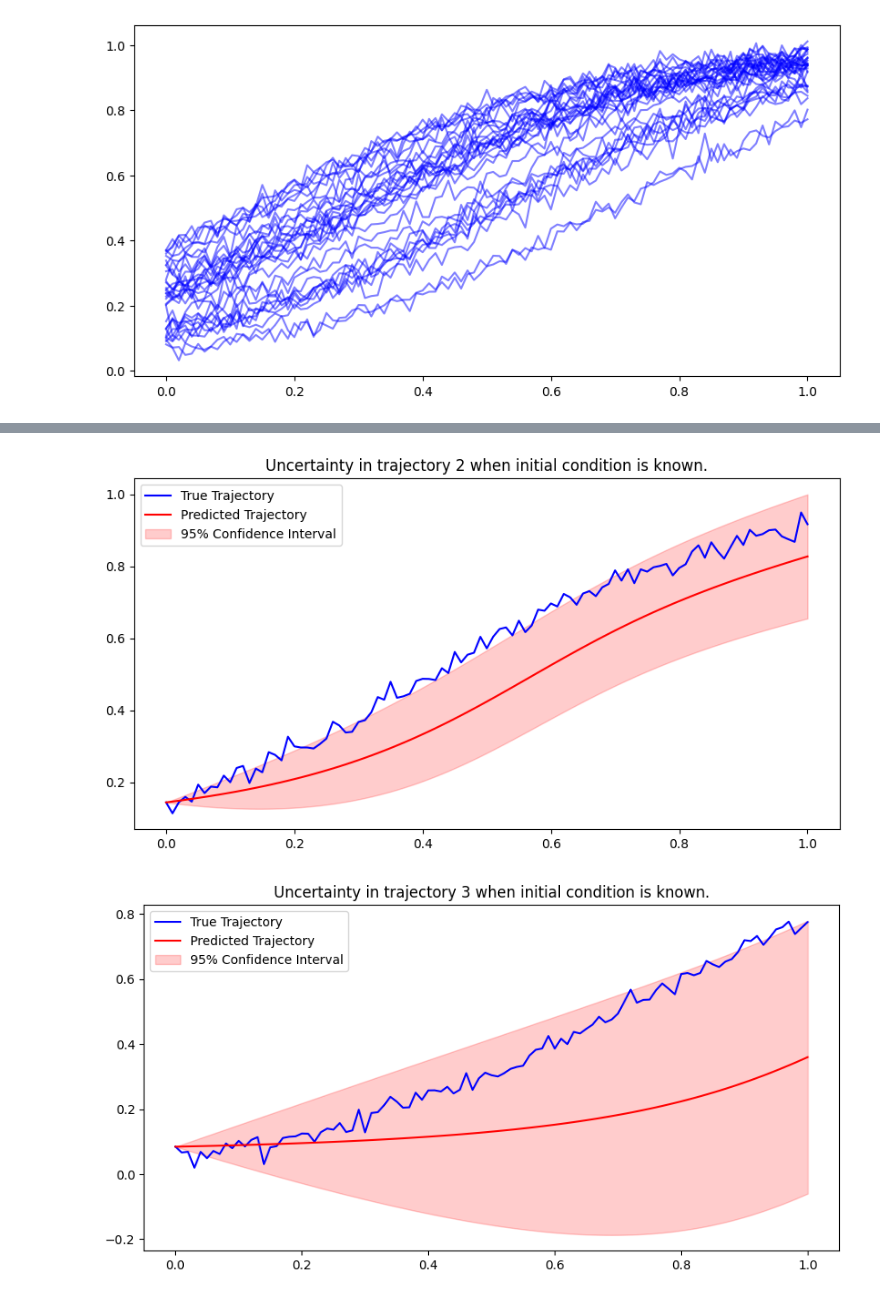
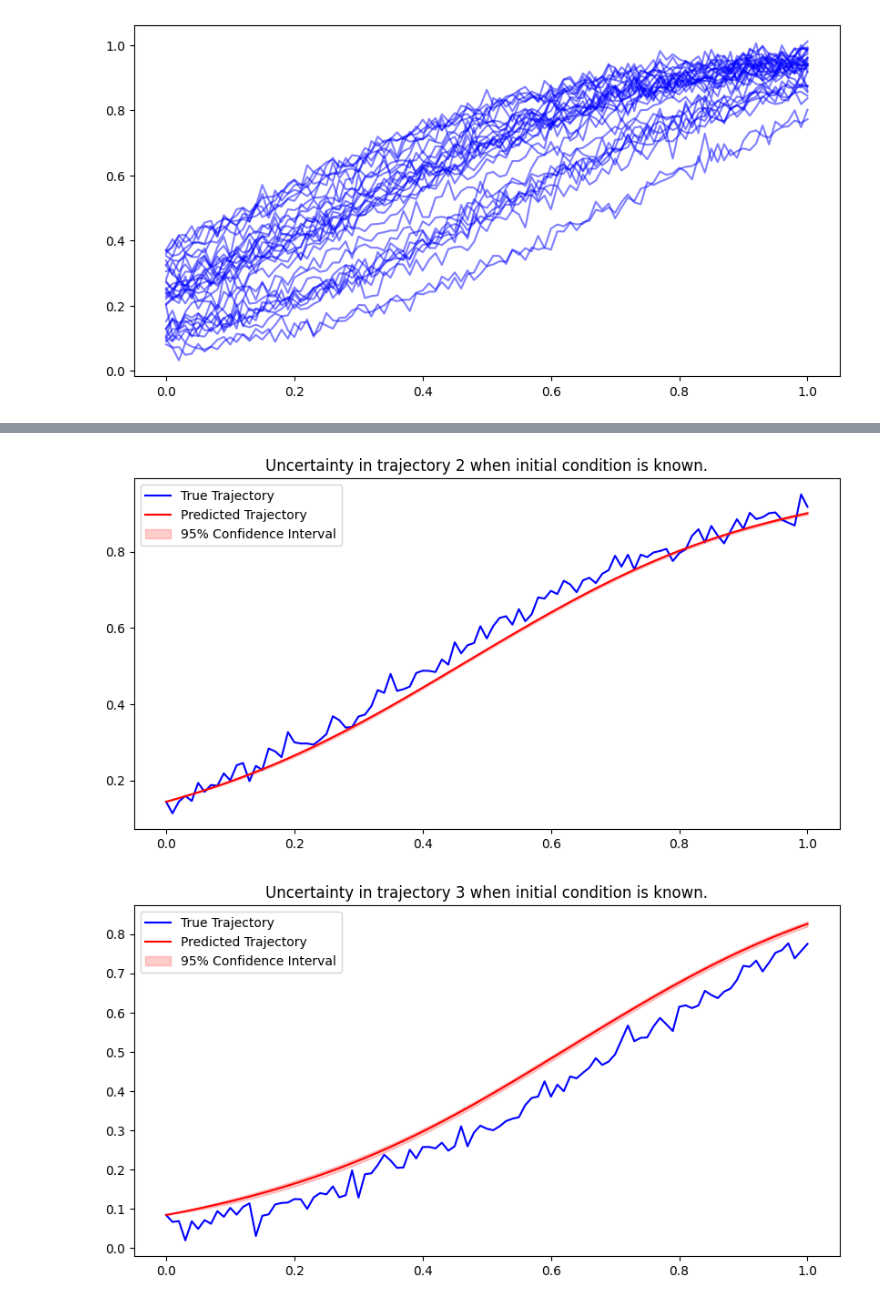
Before and after one commit to mikeleew/OCK_GP, a Jupyter notebook: test.ipynb, the cells around one changed output, grey strips where cells are left out. Saved outputs shown, nothing was run; the diff lists cells and outputs as text; code cells hidden in the pictures.

```diff
--- a/test.ipynb
+++ b/test.ipynb
@@ -53,7 +53,7 @@ for k in range(len(traj_train)):
 traj_data_train = jnp.concatenate(traj_train, axis = 0)
 data_std = jnp.std(traj_data_train, axis=0)
 kernel = lambda x, y: kernels.gaussian_kernel_len_scales(x, y, len_scales=data_std)
-lam = 0.04**2
+lam_init = 0.02**2
 # %%
 def OCK_fit(traj: List[jnp.ndarray], t: List[jnp.ndarray], kernel: Callable, lam: float) -> Callable:
     '''Estimate the posterior Gaussian process vector field of trajectories using the OCK method.
@@ -81,7 +81,20 @@ def OCK_fit(traj: List[jnp.ndarray], t: List[jnp.ndarray], kernel: Callable, lam
     K_mat = K_mat[traj_idx]
     K_mat = K_mat[:, traj_idx]
     K_mat = delta_t[:, None] / 2.0 * delta_t[None, :] / 2.0 * K_mat
-    gram_mat = K_mat + lam * jnp.eye(K_mat.shape[0])
+    diag_1 = 2.0 * lam * jnp.eye(K_mat.shape[0])
+    diag_2 = jnp.diag(-lam * jnp.ones(K_mat.shape[0]-1),k=1)
+    diag_3 = jnp.diag(-lam * jnp.ones(K_mat.shape[0]-1),k=-1)
+
+    traj_lens = [traj[k].shape[0]-1 for k in range(len(traj))]
+    traj_lens = jnp.array(traj_lens)
+    traj_lens = jnp.cumsum(traj_lens)
+    # print((diag_1 + diag_2 + diag_3)[traj_lens])
+    # print((diag_1 + diag_2 + diag_3)[:, traj_lens])
+    diag_2 = diag_2.at[:, traj_lens].set(0)
+    diag_3 = diag_3.at[traj_lens+1].set(0)
+    print((diag_1 + diag_2 + diag_3)[traj_lens])
+    print((diag_1 + diag_2 + diag_3)[:, traj_lens])
+    gram_mat = K_mat + diag_1 + diag_2 + diag_3
     alpha = jnp.linalg.solve(gram_mat, delta_y)
 
 
@@ -107,4 +120,4 @@ def OCK_fit(traj: List[jnp.ndarray], t: List[jnp.ndarray], kernel: Callable, lam
 
     return f_ock, kernel_ock
 # %%
-f_ock, kernel_ock = OCK_fit(traj_train, t_train, kernel, lam)
+f_ock, kernel_ock = OCK_fit(traj_train, t_train, kernel, lam_init)
@@ -134,7 +162,7 @@ x0 = jnp.concatenate(x0, axis=0)
 pred_test = integrator.rk4_solver(f_ock, x0, t_test, step_size = 0.01/2.0)
 # %%
 
-for k in range(5):
+for k in range(10):
     traj_k = traj_test[k]
     pred_k = pred_test[k]
     t_k = t_test[k]
@@ -169,2 +197,2 @@ for k in range(5):
-[figure, old version]
+[figure, new version]
-[figure, old version]
+[figure, new version]
```
Also changed, not shown: parts of 5 cells of this notebook.
